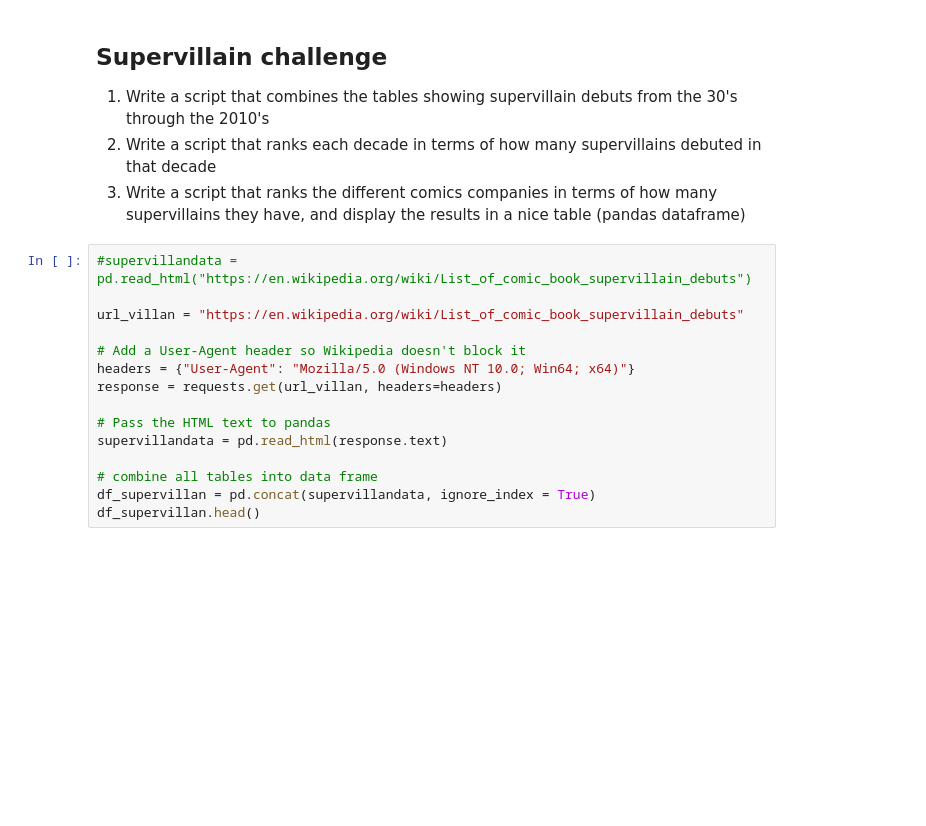
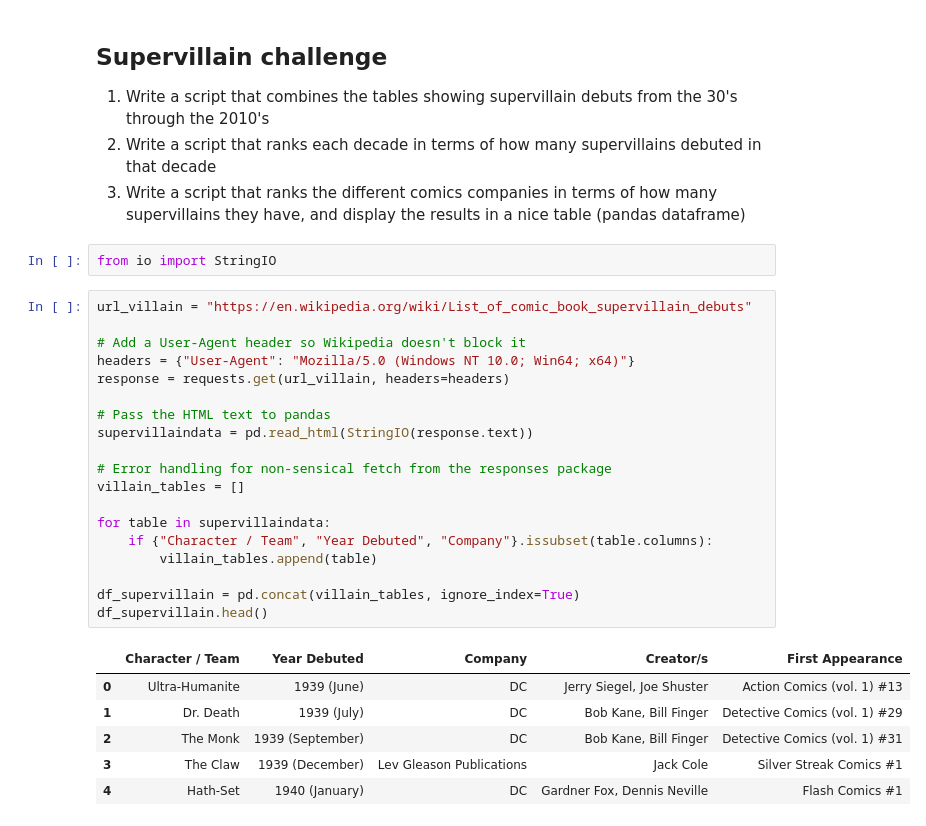
Before and after one commit to runetrust/cds_repo, a Jupyter notebook: week4_notebook.ipynb, the cells around one changed output. Cells and saved outputs as stored; diff of their text form; blank space fills up the shorter version.

```diff
--- a/week4_notebook.ipynb
+++ b/week4_notebook.ipynb
@@ -469,18 +503,31 @@ AttributeError: 'DataFrame' object has no attribute 'DataFrame'
 1. Write a script that combines the tables showing supervillain debuts from the 30's through the 2010's
 2. Write a script that ranks each decade in terms of how many supervillains debuted in that decade
 3. Write a script that ranks the different comics companies in terms of how many supervillains they have, and display the results in a nice table (pandas dataframe)
+# %%
+from io import StringIO
 # %%
-#supervillandata = pd.read_html("https://en.wikipedia.org/wiki/List_of_comic_book_supervillain_debuts")
-
-url_villan = "https://en.wikipedia.org/wiki/List_of_comic_book_supervillain_debuts"
+url_villain = "https://en.wikipedia.org/wiki/List_of_comic_book_supervillain_debuts"
 
 # Add a User-Agent header so Wikipedia doesn't block it
 headers = {"User-Agent": "Mozilla/5.0 (Windows NT 10.0; Win64; x64)"}
-response = requests.get(url_villan, headers=headers)
+response = requests.get(url_villain, headers=headers)
 
 # Pass the HTML text to pandas
-supervillandata = pd.read_html(response.text)
+supervillaindata = pd.read_html(StringIO(response.text))
 
-# combine all tables into data frame
-df_supervillan = pd.concat(supervillandata, ignore_index = True)
-df_supervillan.head()
+# Error handling for non-sensical fetch from the responses package
+villain_tables = []
+
+for table in supervillaindata:
+    if {"Character / Team", "Year Debuted", "Company"}.issubset(table.columns):
+        villain_tables.append(table)
+
+df_supervillain = pd.concat(villain_tables, ignore_index=True)
+df_supervillain.head()
+# %% [output]
+|  | Character / Team | Year Debuted | Company | Creator/s | First Appearance |
+| 0 | Ultra-Humanite | 1939 (June) | DC | Jerry Siegel, Joe Shuster | Action Comics (vol. 1) #13 |
+| 1 | Dr. Death | 1939 (July) | DC | Bob Kane, Bill Finger | Detective Comics (vol. 1) #29 |
+| 2 | The Monk | 1939 (September) | DC | Bob Kane, Bill Finger | Detective Comics (vol. 1) #31 |
+| 3 | The Claw | 1939 (December) | Lev Gleason Publications | Jack Cole | Silver Streak Comics #1 |
+| 4 | Hath-Set | 1940 (January) | DC | Gardner Fox, Dennis Neville | Flash Comics #1 |
```
Also changed, not shown: parts of 14 cells of this notebook, 1 other file.
